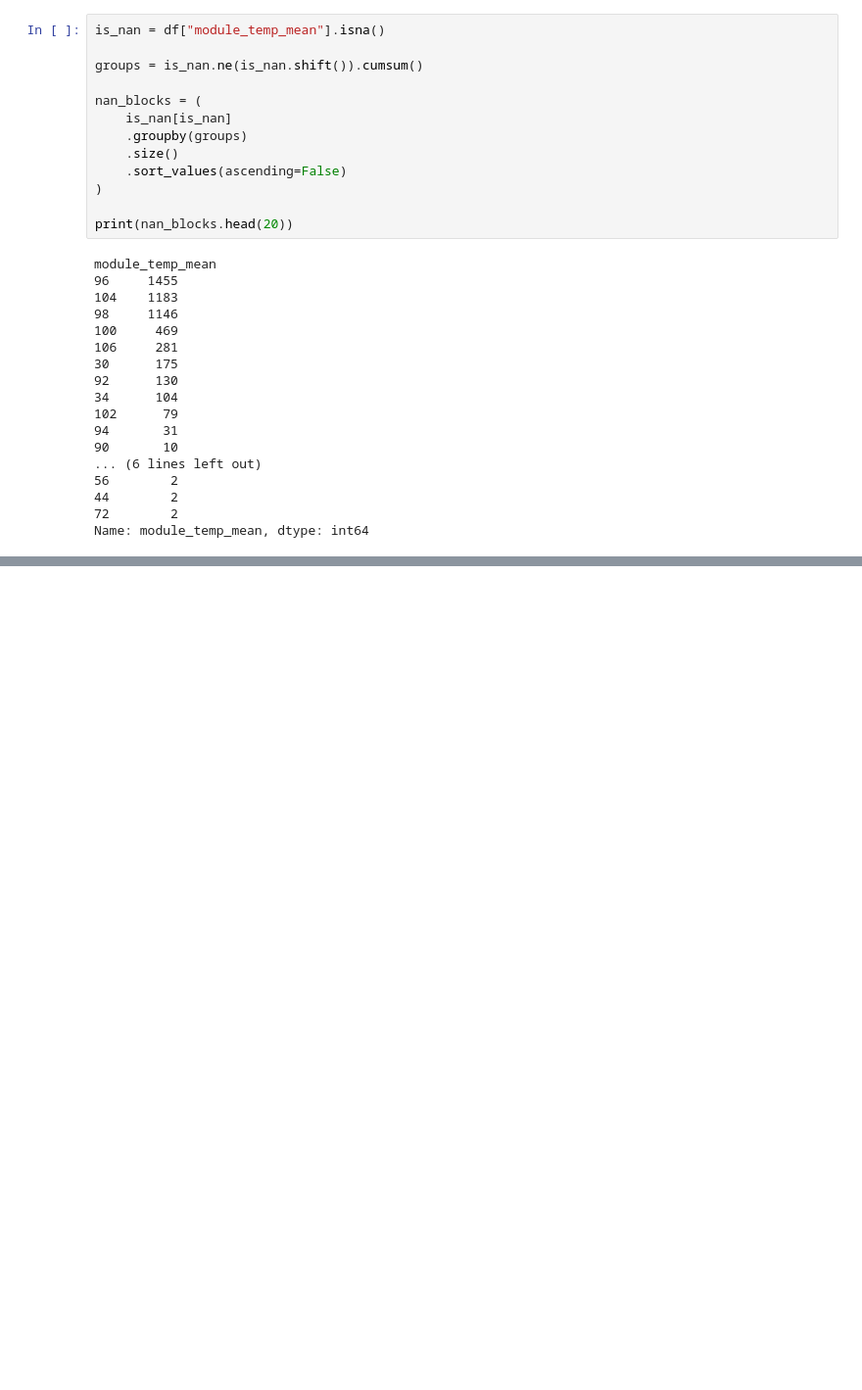
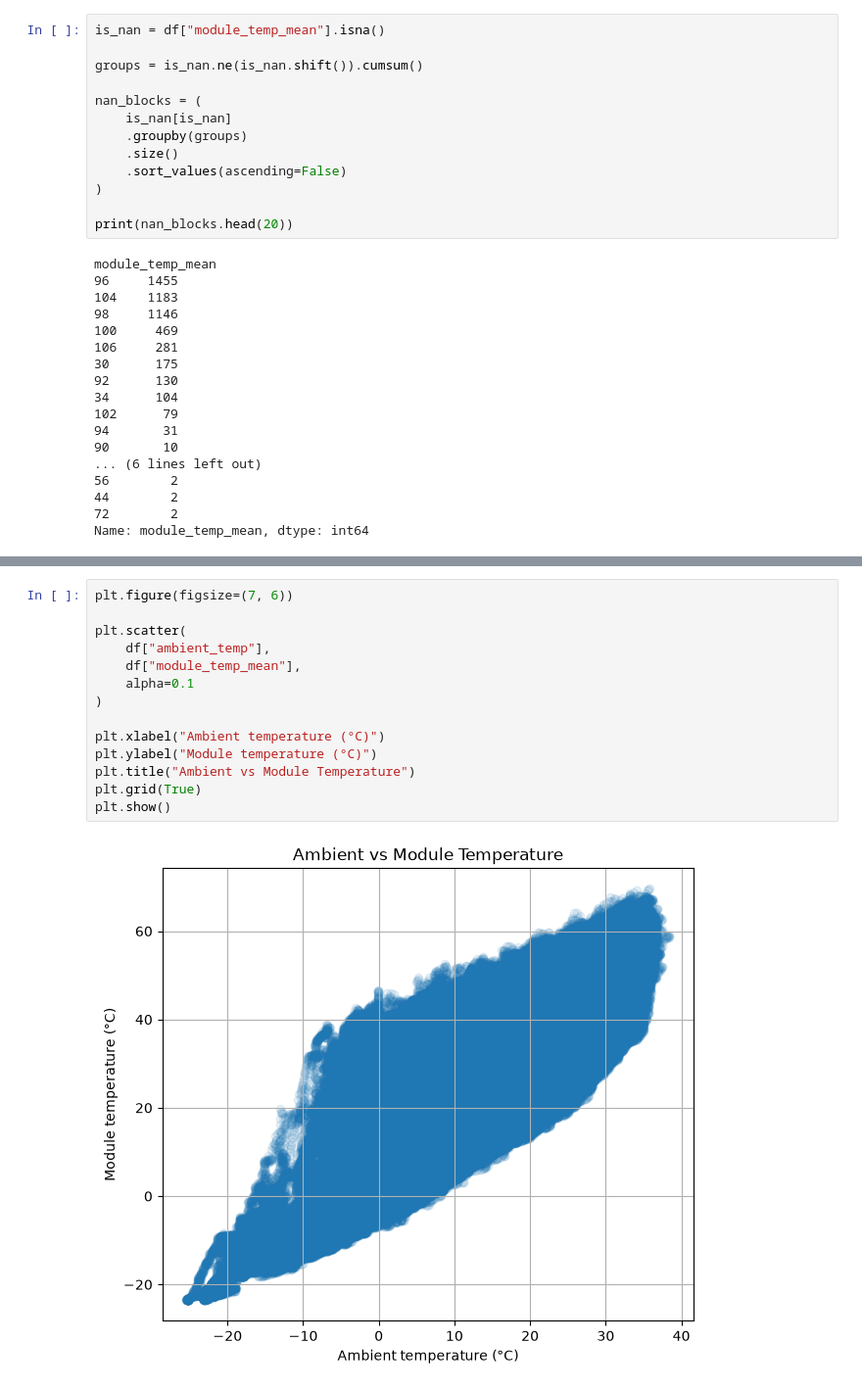
Before and after one commit to SantiToled0/solar-mlops, a Jupyter notebook: notebooks/01_exploration.ipynb, the cells around one changed output, grey strips where cells are left out. Shown at 98% size. Saved outputs shown, nothing was run; the diff lists cells and outputs as text; blank space fills up the shorter version.

```diff
--- a/notebooks/01_exploration.ipynb
+++ b/notebooks/01_exploration.ipynb
@@ -591,0 +646,16 @@ nan_blocks.sort_values(
+# %%
+plt.figure(figsize=(7, 6))
+
+plt.scatter(
+    df["ambient_temp"],
+    df["module_temp_mean"],
+    alpha=0.1
+)
+
+plt.xlabel("Ambient temperature (°C)")
+plt.ylabel("Module temperature (°C)")
+plt.title("Ambient vs Module Temperature")
+plt.grid(True)
+plt.show()
+# %% [output]
+[figure, added]
```
Also changed, not shown: parts of 21 cells of this notebook.
